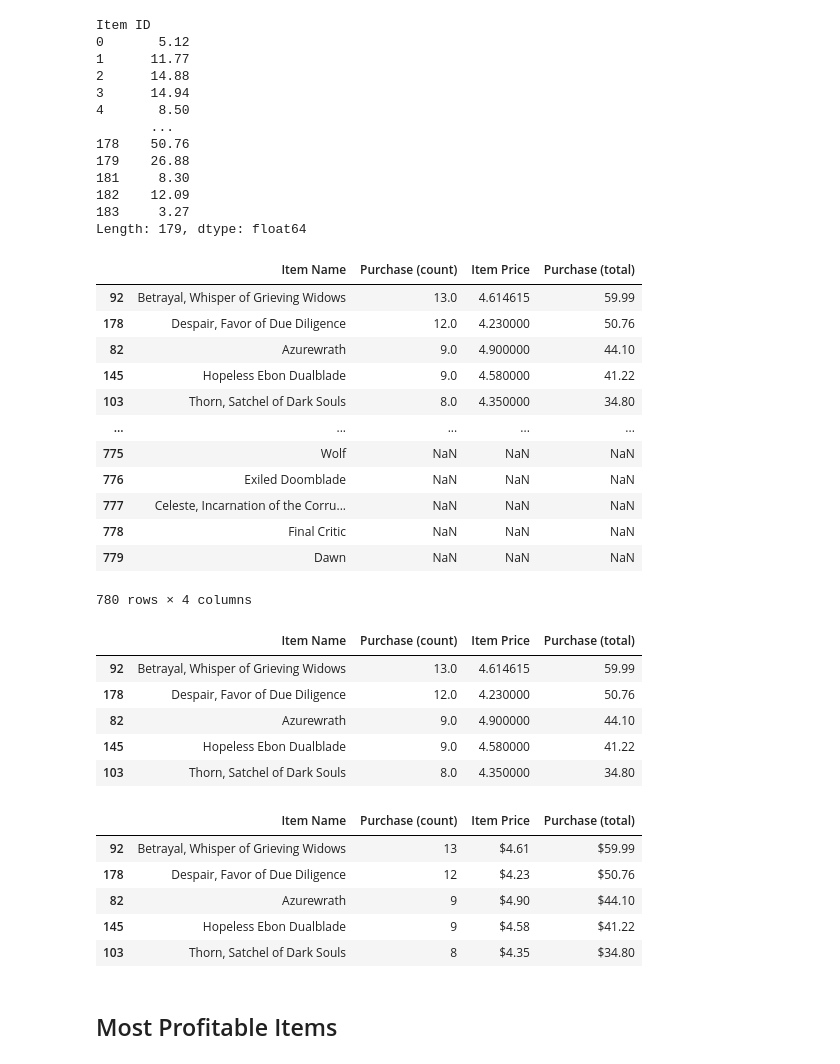
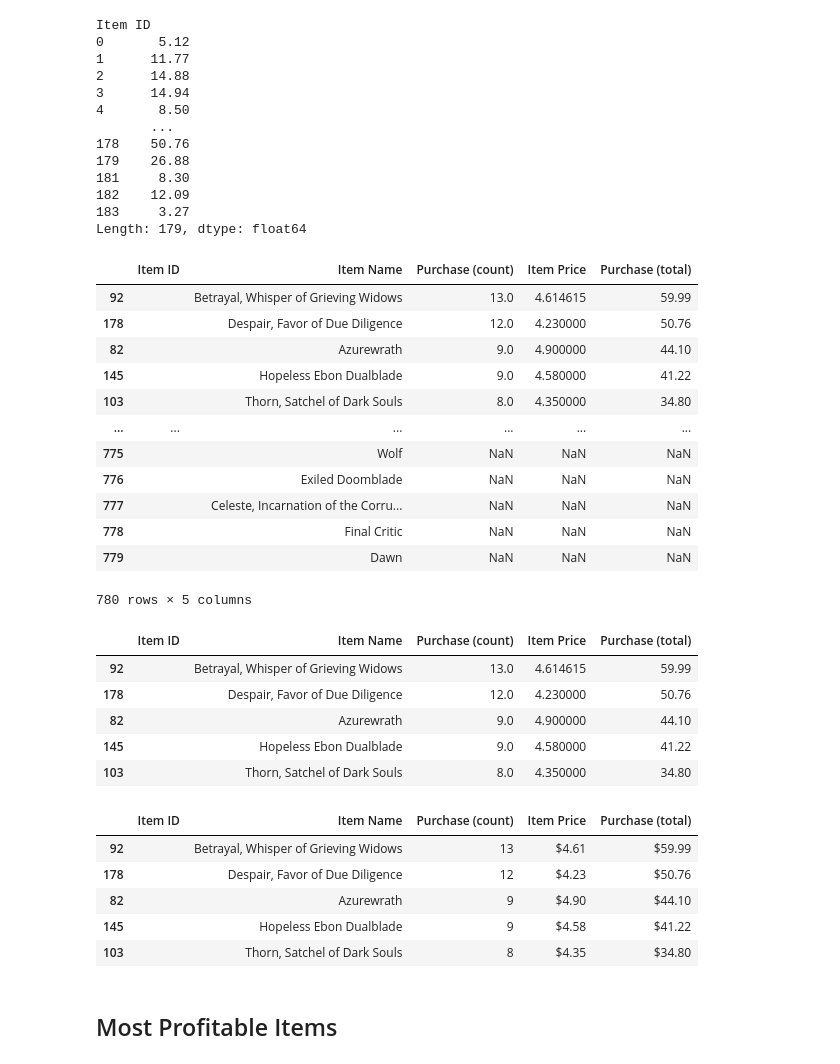
Before and after one commit to dianemarie-public/Online-Purchase-Analysis, a Jupyter notebook: HeroesOfPymoli/HeroesOfPymoli.ipynb, the cells around one changed output. Drawn from its saved outputs; the diff is of its cells as text; code cells hidden in the pictures.

```diff
--- a/HeroesOfPymoli/HeroesOfPymoli.ipynb
+++ b/HeroesOfPymoli/HeroesOfPymoli.ipynb
@@ -746,40 +748,41 @@ Length: 179, dtype: float64
 # %%
 # Create DataFrame for players_df
 items_df = pd.DataFrame({
+    "Item ID": " ",
     "Item Name": item_name,
     "Purchase (count)": purchase_count,
     "Item Price": item_price,
     "Purchase (total)": total_revenue,
 })
 
 # Sort from most to least
 items_df = items_df.sort_values("Purchase (total)", ascending=False)
 items_df
 # %% [output]
-|  | Item Name | Purchase (count) | Item Price | Purchase (total) |
-| 92 | Betrayal, Whisper of Grieving Widows | 13.0 | 4.614615 | 59.99 |
-| 178 | Despair, Favor of Due Diligence | 12.0 | 4.230000 | 50.76 |
-| 82 | Azurewrath | 9.0 | 4.900000 | 44.10 |
-| 145 | Hopeless Ebon Dualblade | 9.0 | 4.580000 | 41.22 |
-| 103 | Thorn, Satchel of Dark Souls | 8.0 | 4.350000 | 34.80 |
-| ... | ... | ... | ... | ... |
-| 775 | Wolf | NaN | NaN | NaN |
-| 776 | Exiled Doomblade | NaN | NaN | NaN |
-| 777 | Celeste, Incarnation of the Corru... | NaN | NaN | NaN |
-| 778 | Final Critic | NaN | NaN | NaN |
-| 779 | Dawn | NaN | NaN | NaN |
+|  | Item ID | Item Name | Purchase (count) | Item Price | Purchase (total) |
+| 92 |  | Betrayal, Whisper of Grieving Widows | 13.0 | 4.614615 | 59.99 |
+| 178 |  | Despair, Favor of Due Diligence | 12.0 | 4.230000 | 50.76 |
+| 82 |  | Azurewrath | 9.0 | 4.900000 | 44.10 |
+| 145 |  | Hopeless Ebon Dualblade | 9.0 | 4.580000 | 41.22 |
+| 103 |  | Thorn, Satchel of Dark Souls | 8.0 | 4.350000 | 34.80 |
+| ... | ... | ... | ... | ... | ... |
+| 775 |  | Wolf | NaN | NaN | NaN |
+| 776 |  | Exiled Doomblade | NaN | NaN | NaN |
+| 777 |  | Celeste, Incarnation of the Corru... | NaN | NaN | NaN |
+| 778 |  | Final Critic | NaN | NaN | NaN |
+| 779 |  | Dawn | NaN | NaN | NaN |
-780 rows × 4 columns
+780 rows × 5 columns
 # %%
 # Top 5 players by purchase total
 top_5 = items_df.head(5)
 top_5
 # %% [output]
-|  | Item Name | Purchase (count) | Item Price | Purchase (total) |
-| 92 | Betrayal, Whisper of Grieving Widows | 13.0 | 4.614615 | 59.99 |
-| 178 | Despair, Favor of Due Diligence | 12.0 | 4.230000 | 50.76 |
-| 82 | Azurewrath | 9.0 | 4.900000 | 44.10 |
-| 145 | Hopeless Ebon Dualblade | 9.0 | 4.580000 | 41.22 |
-| 103 | Thorn, Satchel of Dark Souls | 8.0 | 4.350000 | 34.80 |
+|  | Item ID | Item Name | Purchase (count) | Item Price | Purchase (total) |
+| 92 |  | Betrayal, Whisper of Grieving Widows | 13.0 | 4.614615 | 59.99 |
+| 178 |  | Despair, Favor of Due Diligence | 12.0 | 4.230000 | 50.76 |
+| 82 |  | Azurewrath | 9.0 | 4.900000 | 44.10 |
+| 145 |  | Hopeless Ebon Dualblade | 9.0 | 4.580000 | 41.22 |
+| 103 |  | Thorn, Satchel of Dark Souls | 8.0 | 4.350000 | 34.80 |
 # %%
 # Format columns to currency
 top_5.style.format({
@@ -788,12 +791,12 @@ top_5.style.format({
     "Purchase (total)":"${:,.2f}"
 })
 # %% [output]
-|  | Item Name | Purchase (count) | Item Price | Purchase (total) |
-| 92 | Betrayal, Whisper of Grieving Widows | 13 | $4.61 | $59.99 |
-| 178 | Despair, Favor of Due Diligence | 12 | $4.23 | $50.76 |
-| 82 | Azurewrath | 9 | $4.90 | $44.10 |
-| 145 | Hopeless Ebon Dualblade | 9 | $4.58 | $41.22 |
-| 103 | Thorn, Satchel of Dark Souls | 8 | $4.35 | $34.80 |
+|  | Item ID | Item Name | Purchase (count) | Item Price | Purchase (total) |
+| 92 |  | Betrayal, Whisper of Grieving Widows | 13 | $4.61 | $59.99 |
+| 178 |  | Despair, Favor of Due Diligence | 12 | $4.23 | $50.76 |
+| 82 |  | Azurewrath | 9 | $4.90 | $44.10 |
+| 145 |  | Hopeless Ebon Dualblade | 9 | $4.58 | $41.22 |
+| 103 |  | Thorn, Satchel of Dark Souls | 8 | $4.35 | $34.80 |
 # %% [markdown]
 ## Most Profitable Items
 # %% [markdown]
```
Also changed, not shown: parts of 1 cell of this notebook.
